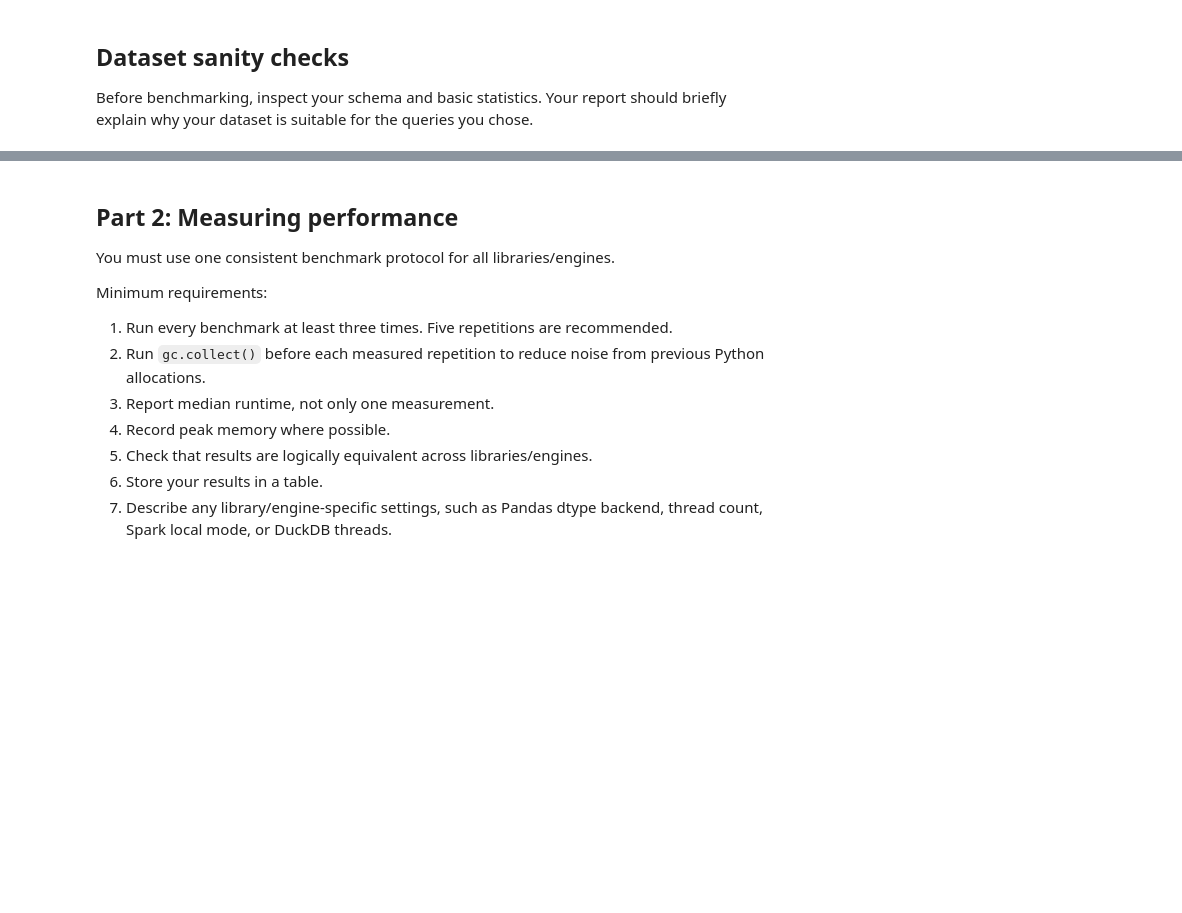
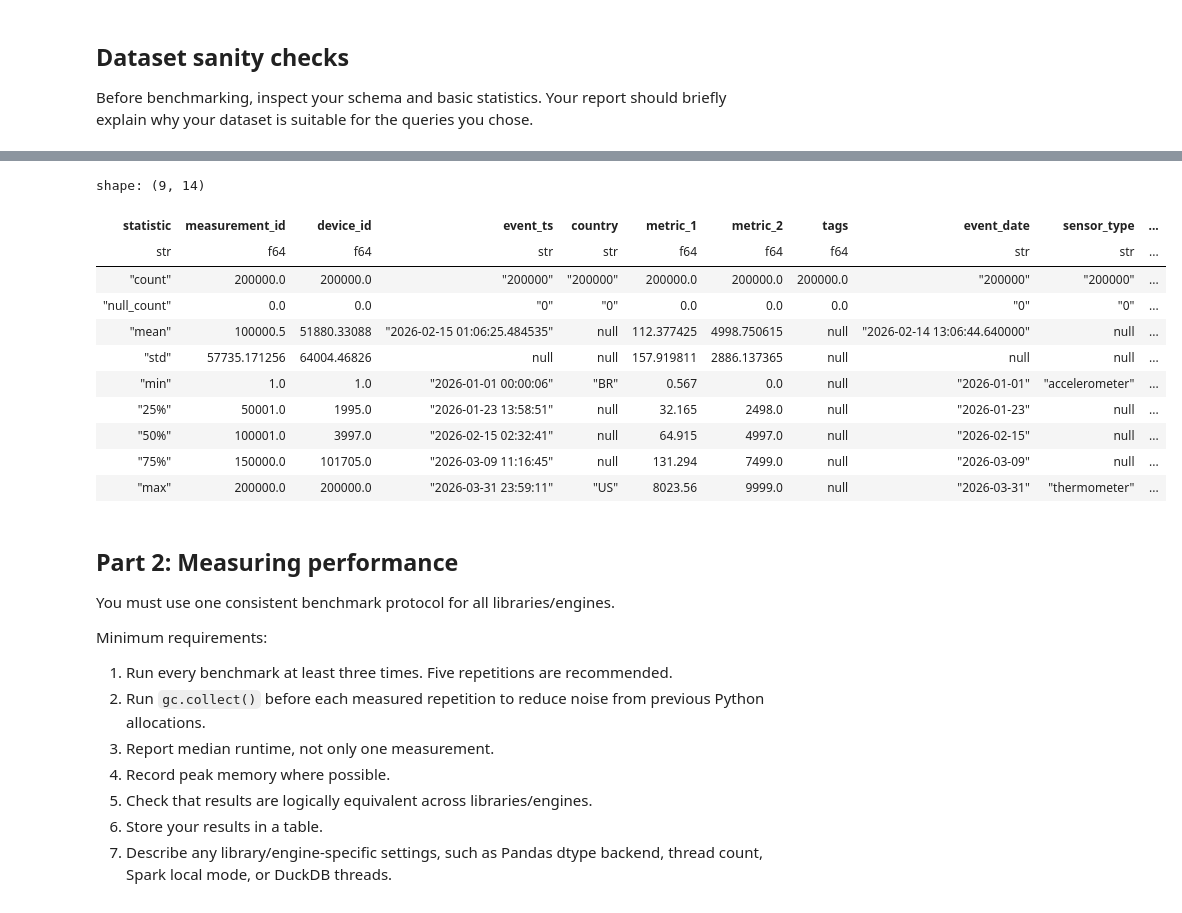
Before and after one commit to m-baj/tbd-workshop-1, a Jupyter notebook: notebooks/tbd_phase_2_26L.ipynb, the cells around one changed output, grey strips where cells are left out. Saved outputs shown, nothing was run; the diff lists cells and outputs as text; code cells hidden in the pictures; blank space fills up the shorter version.

```diff
--- a/notebooks/tbd_phase_2_26L.ipynb
+++ b/notebooks/tbd_phase_2_26L.ipynb
@@ -207,7 +207,7 @@ SCALE_ROWS = {
 }
 
 N_ROWS = SCALE_ROWS[SCALE]
-OUTPUT_DIR = Path("./data/phase2_26L") / f"group_{GROUP_ID:02d}"
+OUTPUT_DIR = Path("./data/phase2_26L") / f"group_{GROUP_ID:02d}" / f"scale_{SCALE}"
 EVENTS_PATH = OUTPUT_DIR / "events.parquet"
 PARTITIONED_EVENTS_DIR = OUTPUT_DIR / "events_partitioned"
 OPTIMIZED_EVENTS_PATH = OUTPUT_DIR / "events_optimized.parquet"
@@ -393,0 +391,3 @@ Before benchmarking, inspect your schema and basic statistics. Your report shoul
+# %%
+df = pl.read_parquet(EVENTS_PATH)
+df.head()
@@ -394,3 +403,18 @@ Before benchmarking, inspect your schema and basic statistics. Your report shoul
+# %%
+df.describe()
+# %% [output]
+shape: (9, 14)
+| statistic | measurement_id | device_id | event_ts | country | metric_1 | metric_2 | tags | event_date | sensor_type | ... |
+| str | f64 | f64 | str | str | f64 | f64 | f64 | str | str | ... |
+| "count" | 200000.0 | 200000.0 | "200000" | "200000" | 200000.0 | 200000.0 | 200000.0 | "200000" | "200000" | ... |
+| "null_count" | 0.0 | 0.0 | "0" | "0" | 0.0 | 0.0 | 0.0 | "0" | "0" | ... |
+| "mean" | 100000.5 | 51880.33088 | "2026-02-15 01:06:25.484535" | null | 112.377425 | 4998.750615 | null | "2026-02-14 13:06:44.640000" | null | ... |
+| "std" | 57735.171256 | 64004.46826 | null | null | 157.919811 | 2886.137365 | null | null | null | ... |
+| "min" | 1.0 | 1.0 | "2026-01-01 00:00:06" | "BR" | 0.567 | 0.0 | null | "2026-01-01" | "accelerometer" | ... |
+| "25%" | 50001.0 | 1995.0 | "2026-01-23 13:58:51" | null | 32.165 | 2498.0 | null | "2026-01-23" | null | ... |
+| "50%" | 100001.0 | 3997.0 | "2026-02-15 02:32:41" | null | 64.915 | 4997.0 | null | "2026-02-15" | null | ... |
+| "75%" | 150000.0 | 101705.0 | "2026-03-09 11:16:45" | null | 131.294 | 7499.0 | null | "2026-03-09" | null | ... |
+| "max" | 200000.0 | 200000.0 | "2026-03-31 23:59:11" | "US" | 8023.56 | 9999.0 | null | "2026-03-31" | "thermometer" | ... |
 # %% [markdown]
 ## Part 2: Measuring performance
 
```
Also changed, not shown: parts of 4 cells of this notebook, 1 other file.
